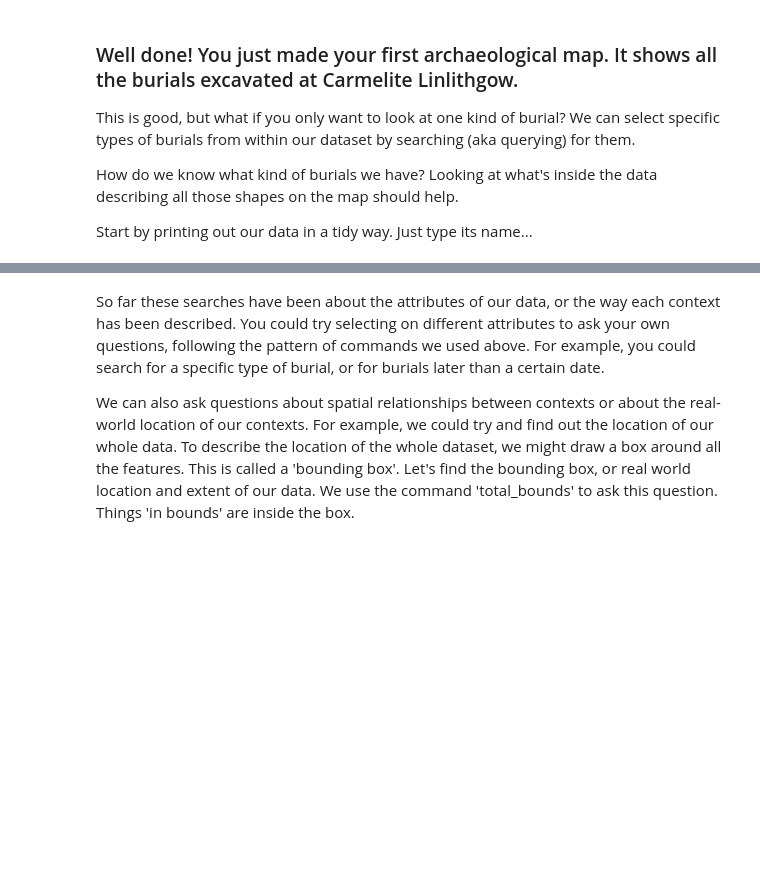
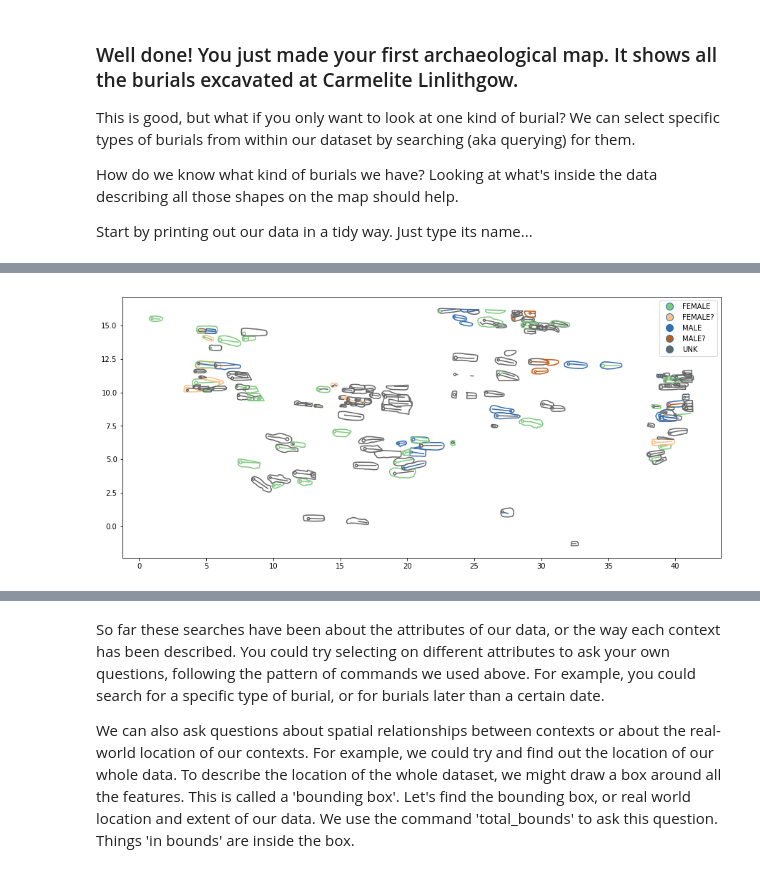
Before and after one commit to ropitz/spatialarchaeology, a Jupyter notebook: linlithgow_spatial.ipynb, the cells around one changed output, grey strips where cells are left out. Cells and saved outputs as stored; diff of their text form; code cells hidden in the pictures; blank space fills up the shorter version.

```diff
--- a/linlithgow_spatial.ipynb
+++ b/linlithgow_spatial.ipynb
@@ -120,0 +221,8 @@ linlithgow_burials.loc[(linlithgow_burials['L_DATE']<=1500) & (linlithgow_burial
+# %%
+# It might be interesting to see if the burials are arranged by sex.
+# We can plot each of these maps coloring each burial based on whether it is male or female.
+
+linlithgow_sexed = linlithgow_burials.loc[linlithgow_burials['SEX'].isin(['UNK','MALE?','MALE','FEMALE','FEMALE?'])]
+linlithgow_sexed.plot(column='SEX', categorical = True, cmap='Accent', edgecolor='grey', figsize=(15, 8), legend = True);
+# %% [output]
+[figure, added]
```
Also changed, not shown: parts of 31 cells of this notebook.
